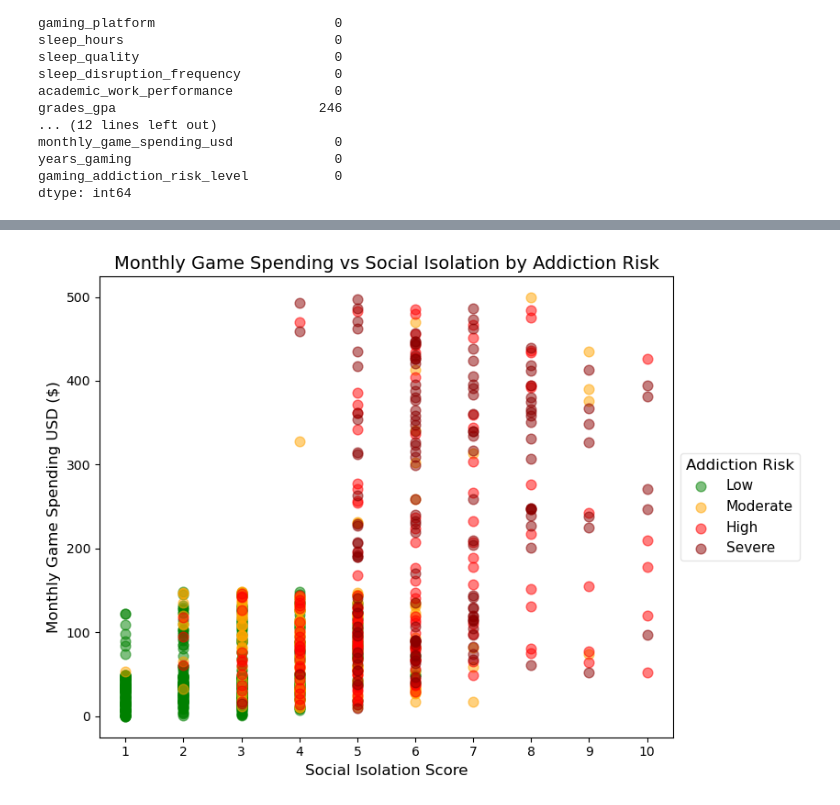
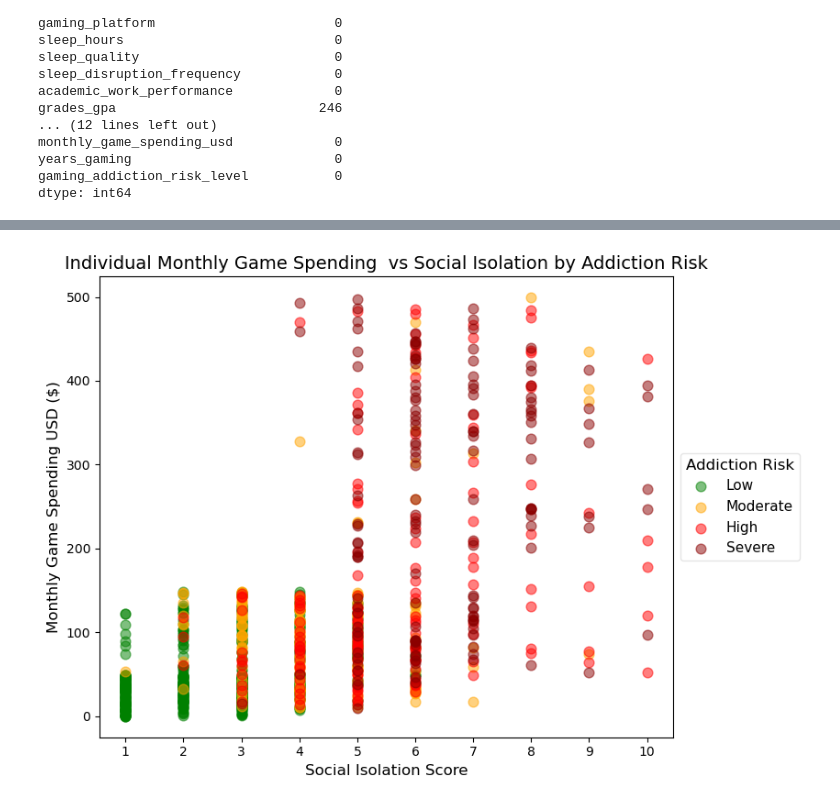
Before and after one commit to ilsecaher/MSDS470_X40_Data-Visualization_Wk5, a Jupyter notebook: MSDS670_X40_Data Visualization_AssignmentWk5 - Ilse Severance.ipynb, the cells around one changed output, grey strips where cells are left out. Cells and saved outputs as stored; diff of their text form; code cells hidden in the pictures.

```diff
--- a/MSDS670_X40_Data Visualization_AssignmentWk5 - Ilse Severance.ipynb
+++ b/MSDS670_X40_Data Visualization_AssignmentWk5 - Ilse Severance.ipynb
@@ -189,26 +189,26 @@ plt.show()
 # %%
 #Removing NaN values
 spending_isolation = spending_df[spending_df["social_isolation_score"].notna()]
 
 #Creating a scatter plot
 fig, ax = plt.subplots(figsize=(10, 6))
 
 #Adding each risk level
 for risk in risk_order:
     subset = spending_isolation[spending_isolation["gaming_addiction_risk_level"] == risk]
     ax.scatter(subset["social_isolation_score"], subset["monthly_game_spending_usd"], label=risk, alpha=0.5, c=colors[risk], s=60)
 
 # Labels and title
 ax.set_xlabel("Social Isolation Score", fontsize=12)
 ax.set_ylabel("Monthly Game Spending USD ($)", fontsize=12)
-ax.set_title("Monthly Game Spending vs Social Isolation by Addiction Risk", fontsize=14)
+ax.set_title("Individual Monthly Game Spending  vs Social Isolation by Addiction Risk", fontsize=14)
 #Ensuring that x-axis ticks are from 1-10
 ax.set_xticks(np.arange(1, 11, 1))
 ax.grid(False)
 
 #Creating a legend box outside the plot
 ax.legend(title="Addiction Risk", fontsize=11, title_fontsize=12, loc="center left", bbox_to_anchor=(1, 0.5), frameon=True, framealpha=0.5)
 plt.tight_layout(rect=[0, 0, 0.85, 1])
 plt.show()
 # %% [output]
-[figure, old version]
+[figure, new version]
```
Also changed, not shown: parts of 4 cells of this notebook.
